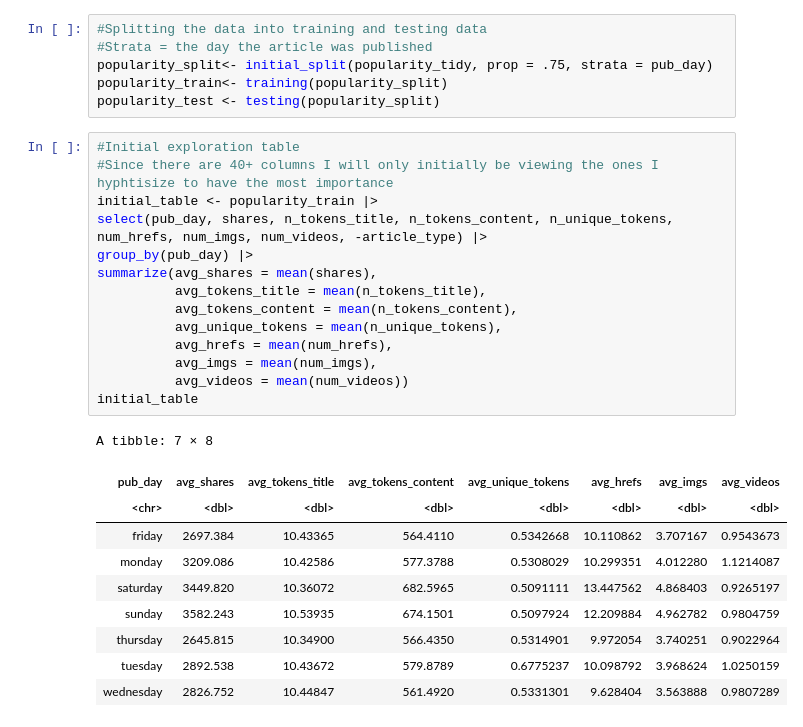
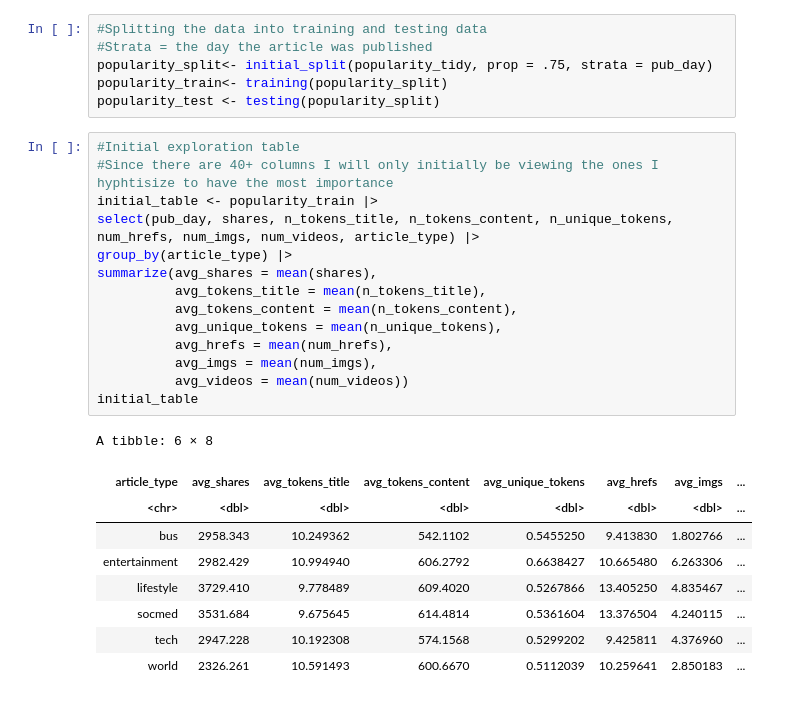
Before and after one commit to EPICxFLIPPER/DCSI-100-Group-9-Project, a Jupyter notebook: project_proposal/proposal.ipynb, the cells around one changed output. Drawn from its saved outputs; the diff is of its cells as text.

```diff
--- a/project_proposal/proposal.ipynb
+++ b/project_proposal/proposal.ipynb
@@ -113,25 +113,24 @@ popularity_test <- testing(popularity_split)
 # %%
 #Initial exploration table
 #Since there are 40+ columns I will only initially be viewing the ones I hyphtisize to have the most importance
 initial_table <- popularity_train |>
-select(pub_day, shares, n_tokens_title, n_tokens_content, n_unique_tokens, num_hrefs, num_imgs, num_videos, -article_type) |>
-group_by(pub_day) |>
+select(pub_day, shares, n_tokens_title, n_tokens_content, n_unique_tokens, num_hrefs, num_imgs, num_videos, article_type) |>
+group_by(article_type) |>
 summarize(avg_shares = mean(shares),
           avg_tokens_title = mean(n_tokens_title),
           avg_tokens_content = mean(n_tokens_content),
           avg_unique_tokens = mean(n_unique_tokens),
           avg_hrefs = mean(num_hrefs),
           avg_imgs = mean(num_imgs),
           avg_videos = mean(num_videos))
 initial_table
 # %% [output]
-A tibble: 7 × 8
+A tibble: 6 × 8
-| pub_day | avg_shares | avg_tokens_title | avg_tokens_content | avg_unique_tokens | avg_hrefs | avg_imgs | avg_videos |
-| <chr> | <dbl> | <dbl> | <dbl> | <dbl> | <dbl> | <dbl> | <dbl> |
-| friday | 2697.384 | 10.43365 | 564.4110 | 0.5342668 | 10.110862 | 3.707167 | 0.9543673 |
-| monday | 3209.086 | 10.42586 | 577.3788 | 0.5308029 | 10.299351 | 4.012280 | 1.1214087 |
-| saturday | 3449.820 | 10.36072 | 682.5965 | 0.5091111 | 13.447562 | 4.868403 | 0.9265197 |
-| sunday | 3582.243 | 10.53935 | 674.1501 | 0.5097924 | 12.209884 | 4.962782 | 0.9804759 |
-| thursday | 2645.815 | 10.34900 | 566.4350 | 0.5314901 | 9.972054 | 3.740251 | 0.9022964 |
-| tuesday | 2892.538 | 10.43672 | 579.8789 | 0.6775237 | 10.098792 | 3.968624 | 1.0250159 |
-| wednesday | 2826.752 | 10.44847 | 561.4920 | 0.5331301 | 9.628404 | 3.563888 | 0.9807289 |
+| article_type | avg_shares | avg_tokens_title | avg_tokens_content | avg_unique_tokens | avg_hrefs | avg_imgs | ... |
+| <chr> | <dbl> | <dbl> | <dbl> | <dbl> | <dbl> | <dbl> | ... |
+| bus | 2958.343 | 10.249362 | 542.1102 | 0.5455250 | 9.413830 | 1.802766 | ... |
+| entertainment | 2982.429 | 10.994940 | 606.2792 | 0.6638427 | 10.665480 | 6.263306 | ... |
+| lifestyle | 3729.410 | 9.778489 | 609.4020 | 0.5267866 | 13.405250 | 4.835467 | ... |
+| socmed | 3531.684 | 9.675645 | 614.4814 | 0.5361604 | 13.376504 | 4.240115 | ... |
+| tech | 2947.228 | 10.192308 | 574.1568 | 0.5299202 | 9.425811 | 4.376960 | ... |
+| world | 2326.261 | 10.591493 | 600.6670 | 0.5112039 | 10.259641 | 2.850183 | ... |
```
Also changed, not shown: parts of 2 cells of this notebook.
